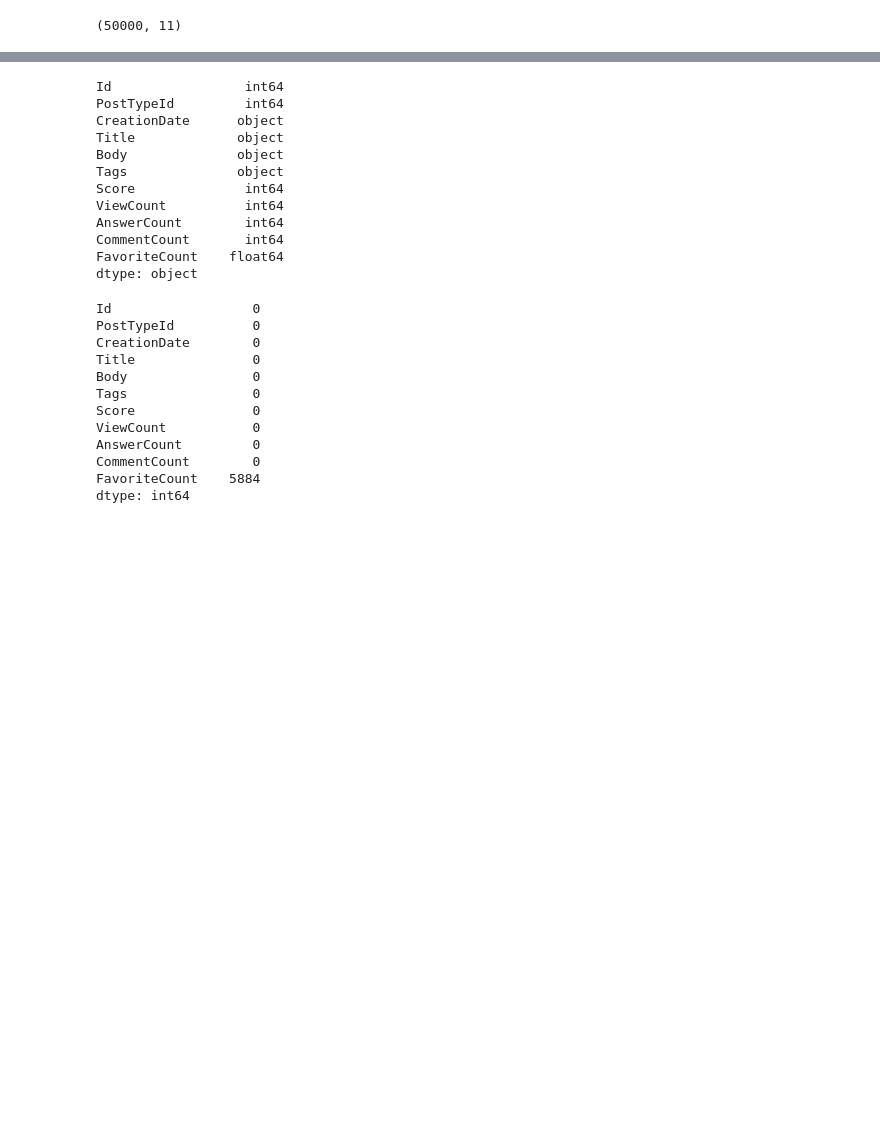
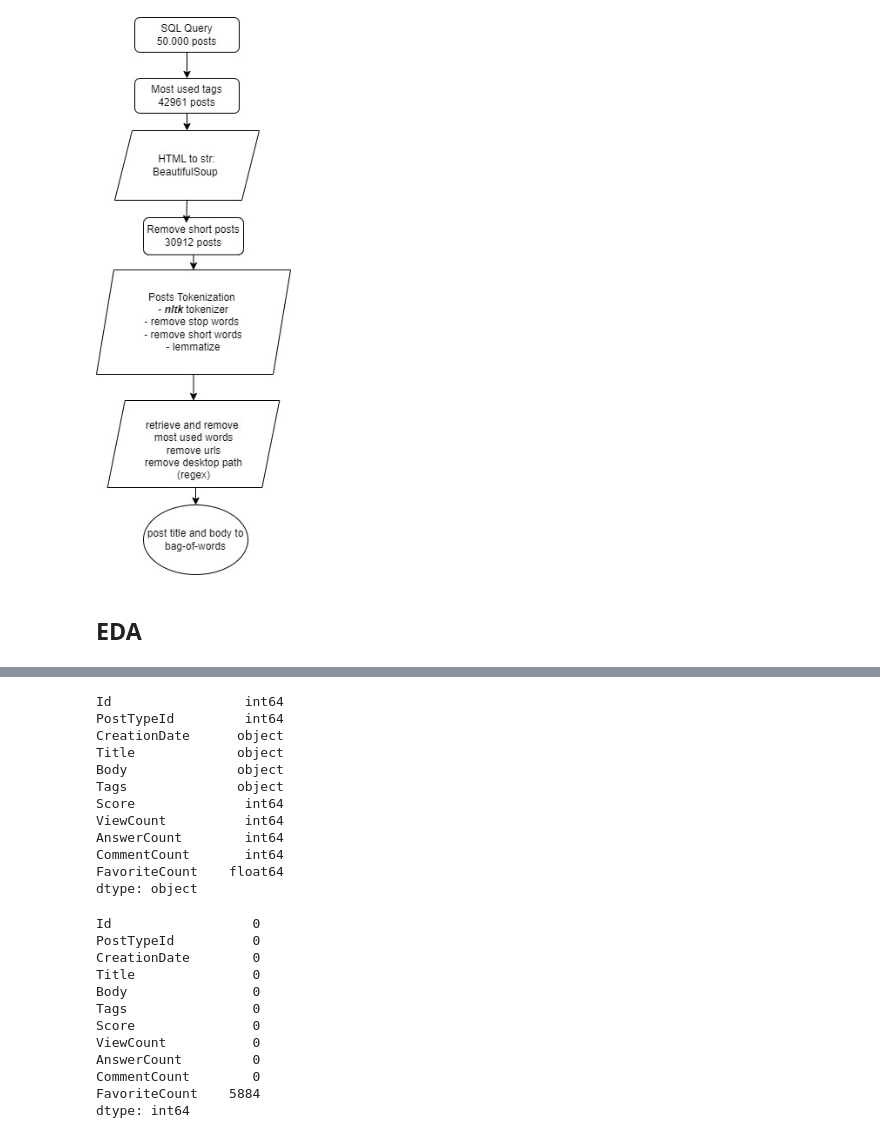
Before and after one commit to CYaiche/nlp_topic-modelling, a Jupyter notebook: preprocessing.ipynb, the cells around one changed output, grey strips where cells are left out. Drawn from its saved outputs; the diff is of its cells as text; code cells hidden in the pictures; blank space fills up the shorter version.

```diff
--- a/preprocessing.ipynb
+++ b/preprocessing.ipynb
@@ -21,2 +27,7 @@ In this notebook we will analyze and explore the query output and generate a cle
+# %%
+from IPython.display import Image, display
+display(Image(filename='img/NLP-preproc.jpg'))
+# %% [output]
+[figure, added]
 # %%
 # Test if notebook running on google colab :
@@ -48,10 +59,8 @@ from bs4 import BeautifulSoup
 import matplotlib.pyplot as plt
 from wordcloud import WordCloud
 from IPython.core.display import display, HTML
+# %% [markdown]
+## EDA
 # %%
 data = pd.read_csv(pathToDataSet)
 df = data
-# %%
-df.shape
-# %% [output]
-(50000, 11)
```
Also changed, not shown: parts of 55 cells of this notebook.
